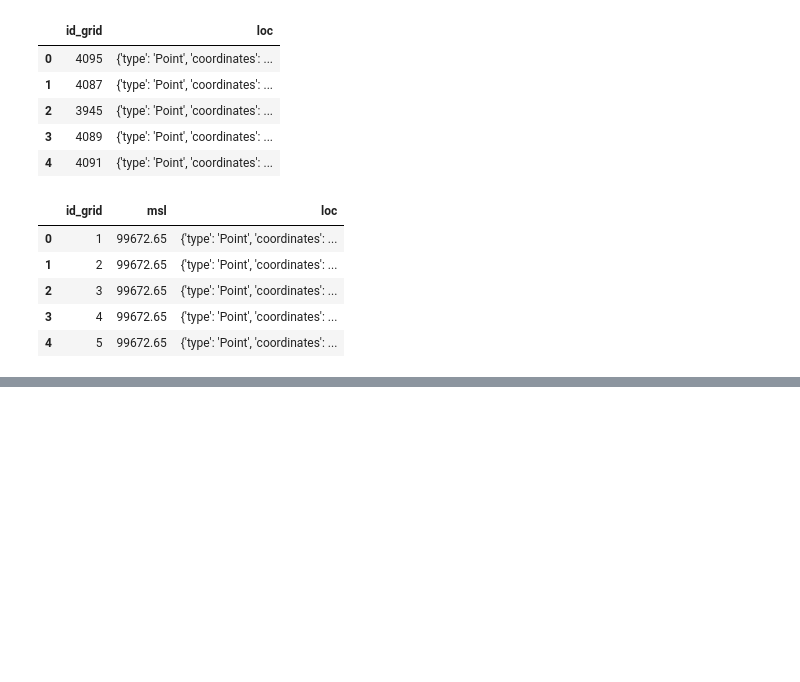
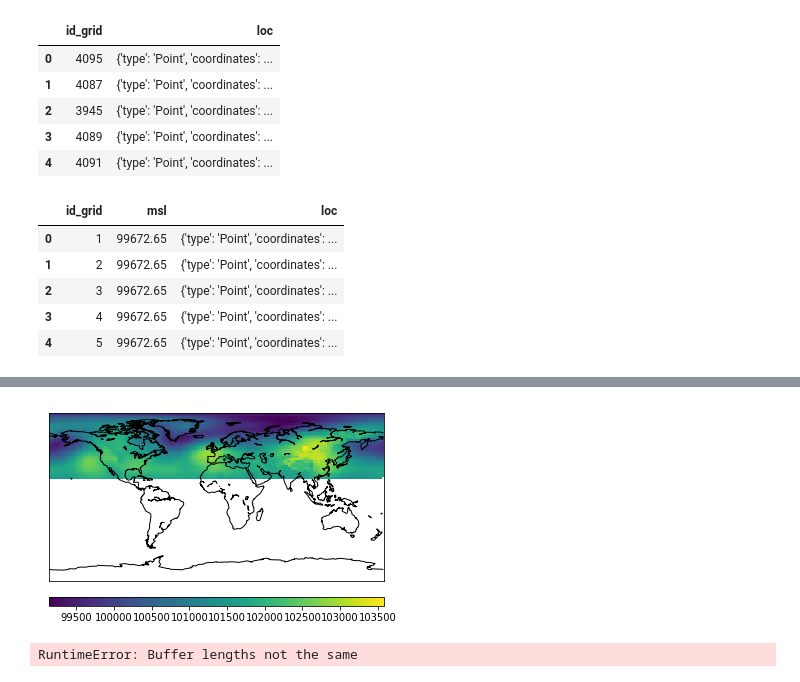
Before and after one commit to panhypersebastos/winter_predictor, a Jupyter notebook: era-interim_database_exploration.ipynb, the cells around one changed output, grey strips where cells are left out. Saved outputs shown, nothing was run; the diff lists cells and outputs as text; code cells hidden in the pictures; blank space fills up the shorter version.

Commit message:
progresses in sterographic plot

```diff
--- a/era-interim_database_exploration.ipynb
+++ b/era-interim_database_exploration.ipynb
@@ -239,0 +243,10 @@ slp_dat.head()
+# %%
+ras_df = slp_dat.assign(lon = list(map(lambda x:
+                                       x[0]['coordinates'][0],
+                                       slp_dat[['loc']].values)),
+                        lat = list(map(lambda x:
+                                       x[0]['coordinates'][1],
+                                       slp_dat[['loc']].values))
+                       ).pipe(lambda x: x[['lon', 'lat', 'msl']])
+
+ras_df.head()
@@ -241,0 +264,10 @@ slp_dat.head()
+# %%
+lons = np.arange(start=-180, stop=180+1, step=resolution)
+lats = np.arange(start=-90, stop=90+1, step=resolution)
+this_field = ml.griddata(x = ras_df.lon.values,
+                 y = ras_df.lat.values,
+                 z = ras_df.msl.values,
+                 xi = lons,
+                 yi = lats,
+                 interp='linear')
+this_field
@@ -241,0 +292,18 @@ slp_dat.head()
+# %%
+m = Basemap(projection='stereo', llcrnrlat=-90, urcrnrlat=90,\
+            llcrnrlon=-180, urcrnrlon=180, resolution='c', lon_0=0)
+cs = m.pcolor(lons, lats, np.squeeze(this_field))
+m.drawcoastlines()
+cbar = m.colorbar(cs, location='bottom', pad="10%", cmap=plt.cm.RdBu_r)
+plt.show()
+# %% [output]
+[figure, added]
+# %%
+m = Basemap(projection='npstere', boundinglat=10,lon_0=270,resolution='l')
+xi, yi = m(lons, lats) # comp
+#cs = m.pcolor(xi, yi, np.squeeze(this_field))
+#m.drawcoastlines()
+#cbar = m.colorbar(cs, location='bottom', pad="10%", cmap=plt.cm.RdBu_r)
+#plt.show()
+# %% [output]
+RuntimeError: Buffer lengths not the same
```
Also changed, not shown: parts of 7 cells of this notebook.
